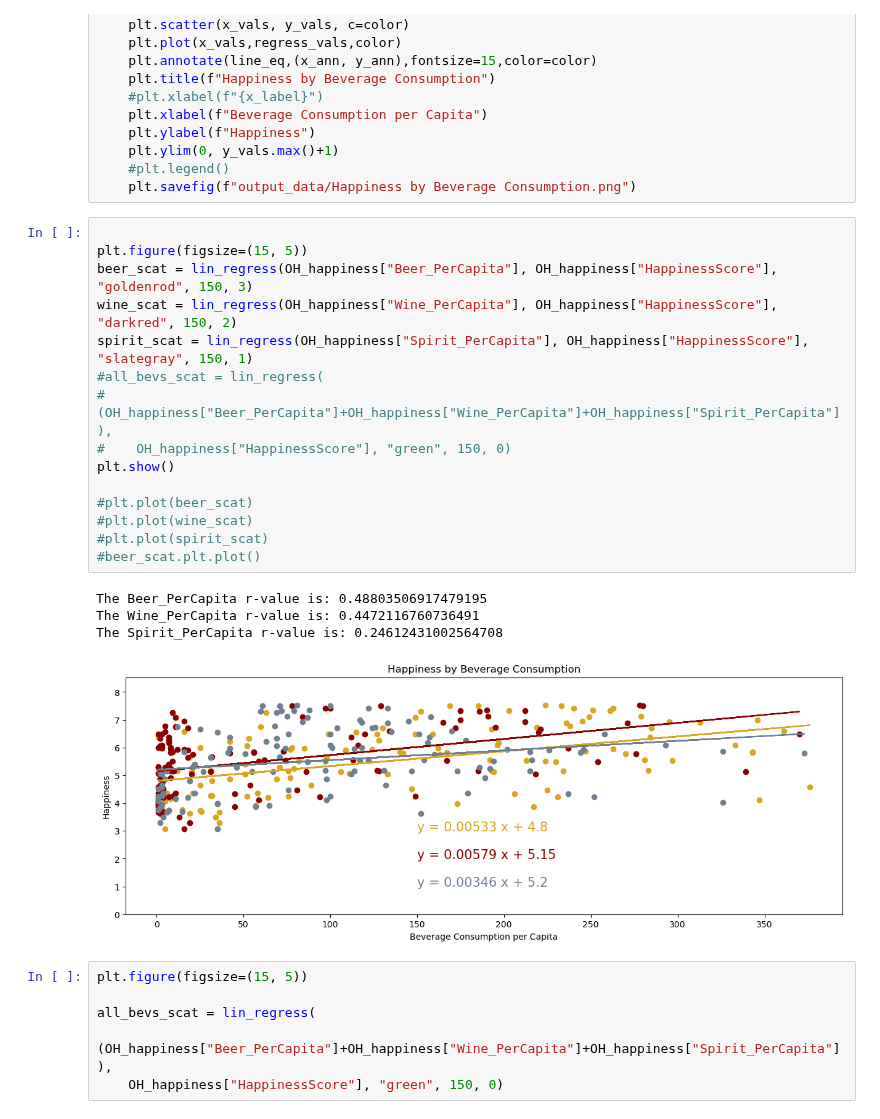
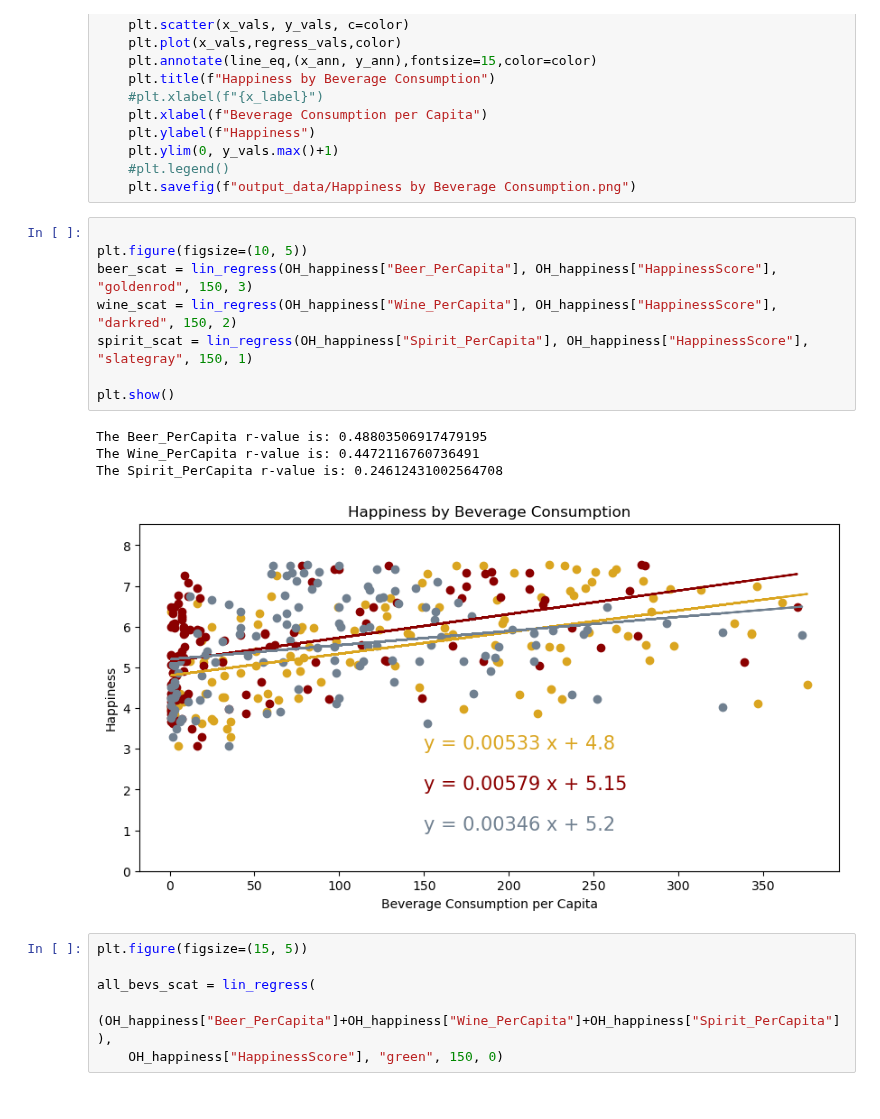
Before and after one commit to mattcaseycpa/project1, a Jupyter notebook: project.ipynb, the cells around one changed output. Saved outputs shown, nothing was run; the diff lists cells and outputs as text.

Commit message:
Finalized OH/happiness code and plotting

```diff
--- a/project.ipynb
+++ b/project.ipynb
@@ -575,24 +575,17 @@ def lin_regress(x_vals, y_vals, color, x_ann, y_ann):
     plt.savefig(f"output_data/Happiness by Beverage Consumption.png")
 # %%
 
-plt.figure(figsize=(15, 5))
+plt.figure(figsize=(10, 5))
 beer_scat = lin_regress(OH_happiness["Beer_PerCapita"], OH_happiness["HappinessScore"], "goldenrod", 150, 3)
 wine_scat = lin_regress(OH_happiness["Wine_PerCapita"], OH_happiness["HappinessScore"], "darkred", 150, 2)
 spirit_scat = lin_regress(OH_happiness["Spirit_PerCapita"], OH_happiness["HappinessScore"], "slategray", 150, 1)
-#all_bevs_scat = lin_regress(
-#    (OH_happiness["Beer_PerCapita"]+OH_happiness["Wine_PerCapita"]+OH_happiness["Spirit_PerCapita"]),
-#    OH_happiness["HappinessScore"], "green", 150, 0)
+
 plt.show()
-
-#plt.plot(beer_scat)
-#plt.plot(wine_scat)
-#plt.plot(spirit_scat)
-#beer_scat.plt.plot()
 # %% [output]
 The Beer_PerCapita r-value is: 0.48803506917479195
 The Wine_PerCapita r-value is: 0.4472116760736491
 The Spirit_PerCapita r-value is: 0.24612431002564708
-[figure, old version]
+[figure, new version]
 # %%
 plt.figure(figsize=(15, 5))
 
```
Also changed, not shown: 1 other file.
